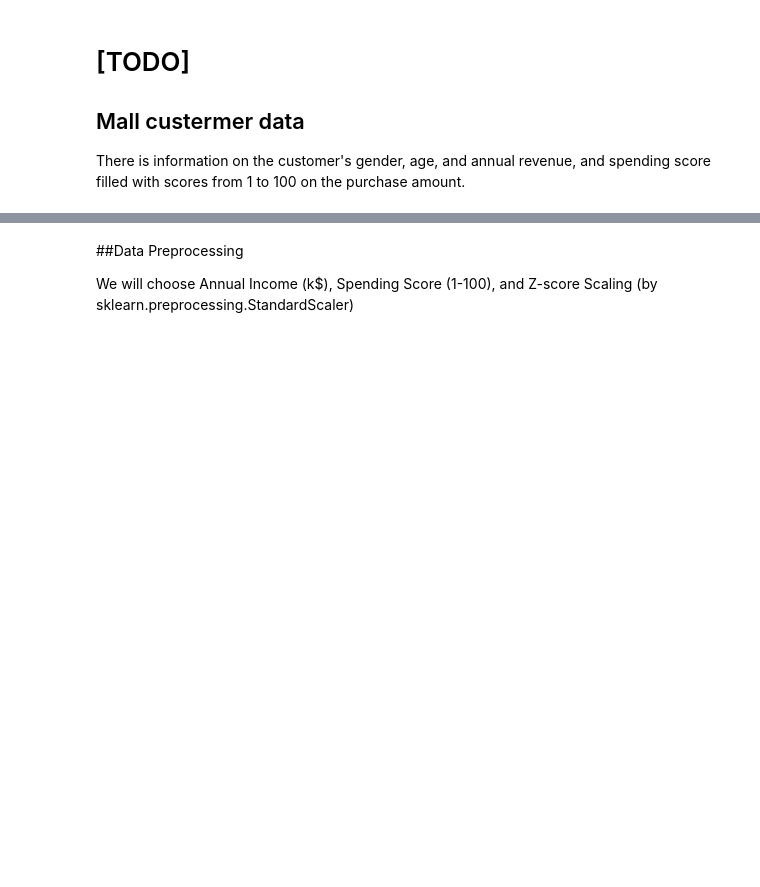
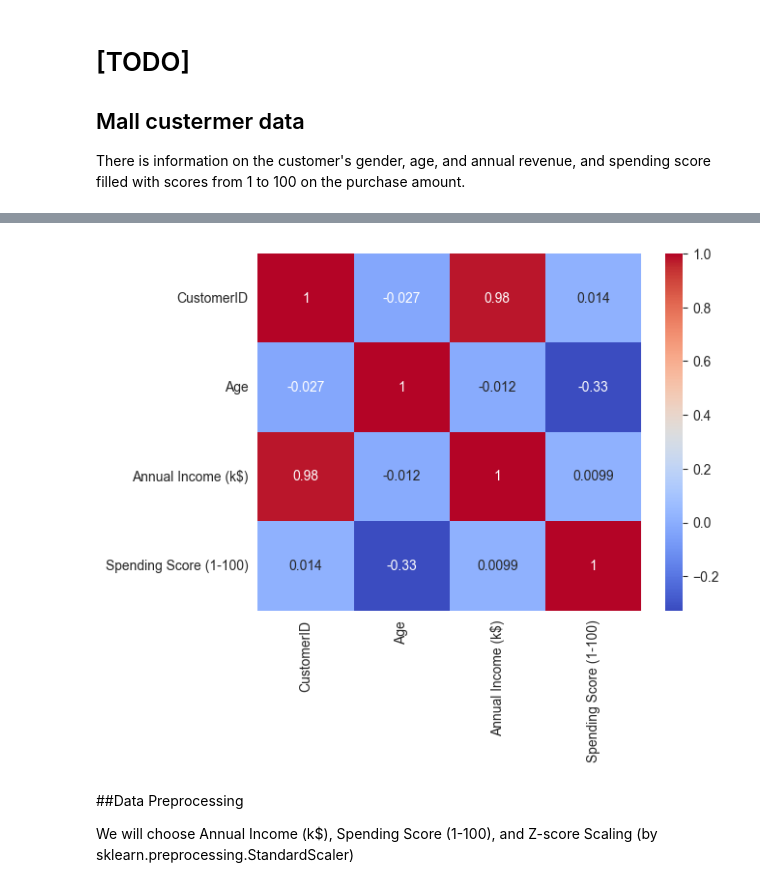
Before and after one commit to Edeline24601/ai-assignment, a Jupyter notebook: [AI2025]_Clustering.ipynb, the cells around one changed output, grey strips where cells are left out. Drawn from its saved outputs; the diff is of its cells as text; code cells hidden in the pictures; blank space fills up the shorter version.

```diff
--- a/[AI2025]_Clustering.ipynb
+++ b/[AI2025]_Clustering.ipynb
@@ -12,10 +24,12 @@ df.head()
 # %%
 # Select Numeric Values
 df = df.select_dtypes(include=['int64', 'float64'])
 
-sns.heatmap(#######, annot=True, cmap='coolwarm')
+sns.heatmap(df.corr(), annot=True, cmap='coolwarm')
 
 plt.show()
+# %% [output]
+[figure, added]
 # %% [markdown]
 ##Data Preprocessing
 
```
Also changed, not shown: parts of 8 cells of this notebook.
